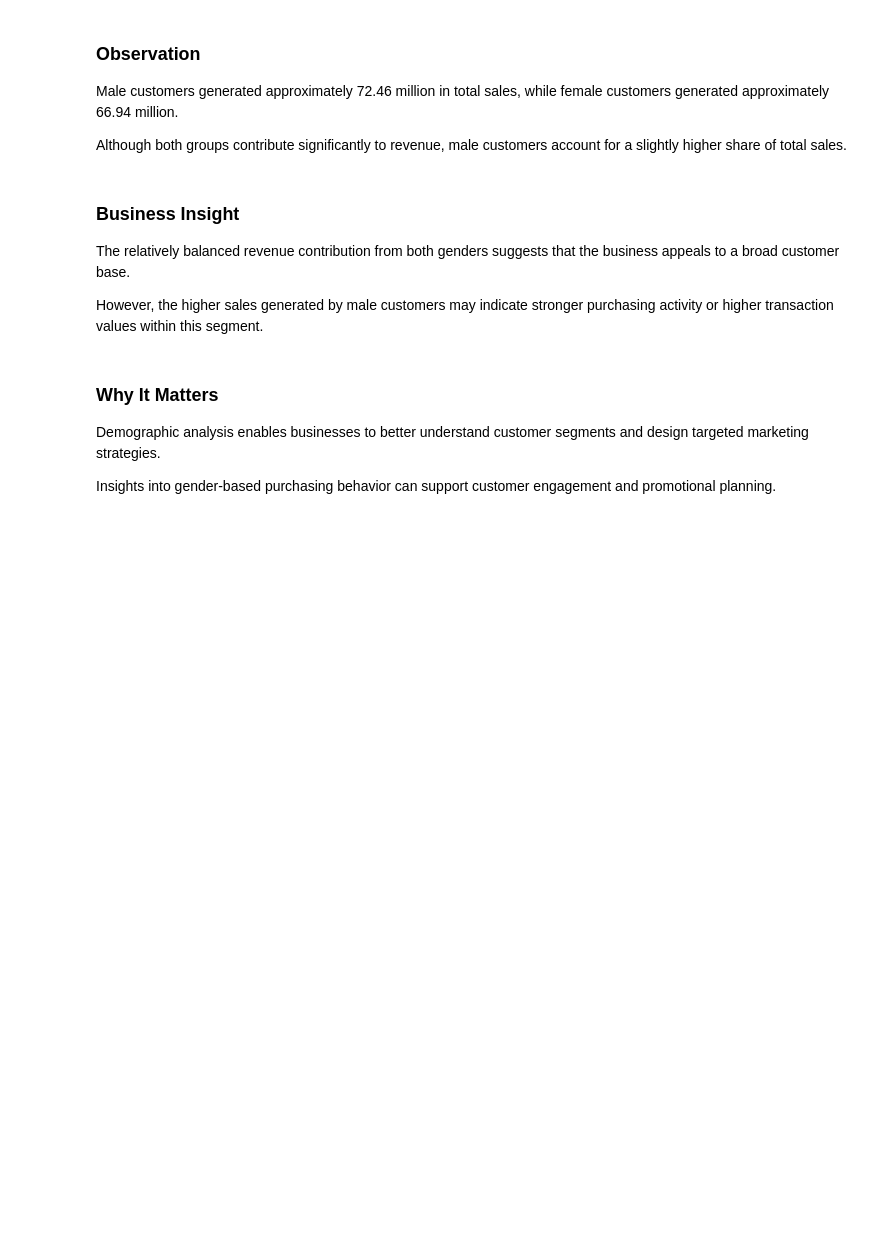
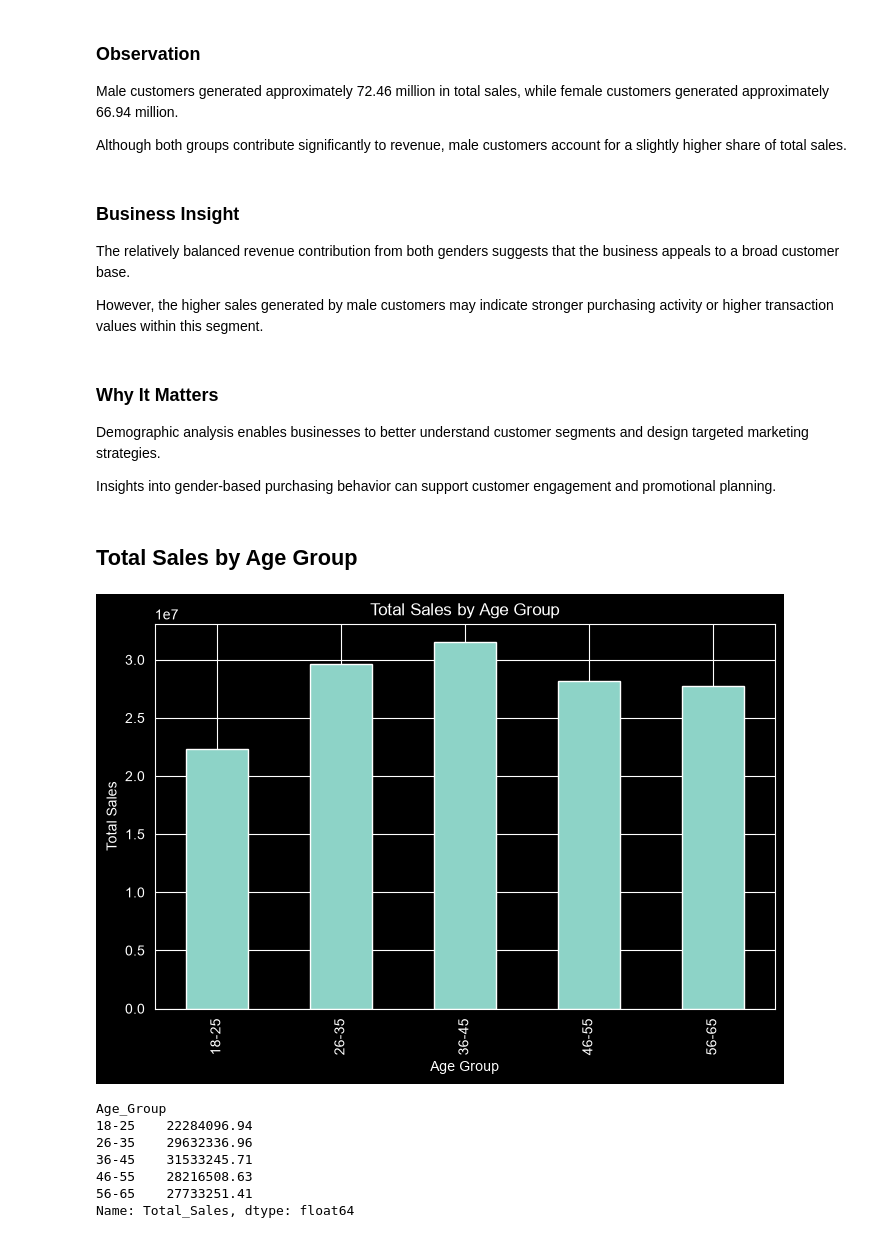
Before and after one commit to Sunita-lab/ApexPlanet-Internship-Ecommerce-Customer-Analytics, a Jupyter notebook: task 02 - EDA and business analytics/eda_and_business_analytics.ipynb, the cells around one changed output. Cells and saved outputs as stored; diff of their text form; code cells hidden in the pictures; blank space fills up the shorter version.

```diff
--- a/task 02 - EDA and business analytics/eda_and_business_analytics.ipynb
+++ b/task 02 - EDA and business analytics/eda_and_business_analytics.ipynb
@@ -802,3 +802,28 @@ However, the higher sales generated by male customers may indicate stronger purc
 Demographic analysis enables businesses to better understand customer segments and design targeted marketing strategies.
 
 Insights into gender-based purchasing behavior can support customer engagement and promotional planning.
+# %% [markdown]
+## Total Sales by Age Group
+# %%
+age_sales = (
+    df.groupby('Age_Group')['Total_Sales']
+      .sum()
+)
+
+plt.figure(figsize=(8,5))
+age_sales.plot(kind='bar')
+plt.title('Total Sales by Age Group')
+plt.xlabel('Age Group')
+plt.ylabel('Total Sales')
+plt.show()
+
+age_sales
+# %% [output]
+[figure, added]
+Age_Group
+18-25    22284096.94
+26-35    29632336.96
+36-45    31533245.71
+46-55    28216508.63
+56-65    27733251.41
+Name: Total_Sales, dtype: float64
```
Also changed, not shown: parts of 10 cells of this notebook.
